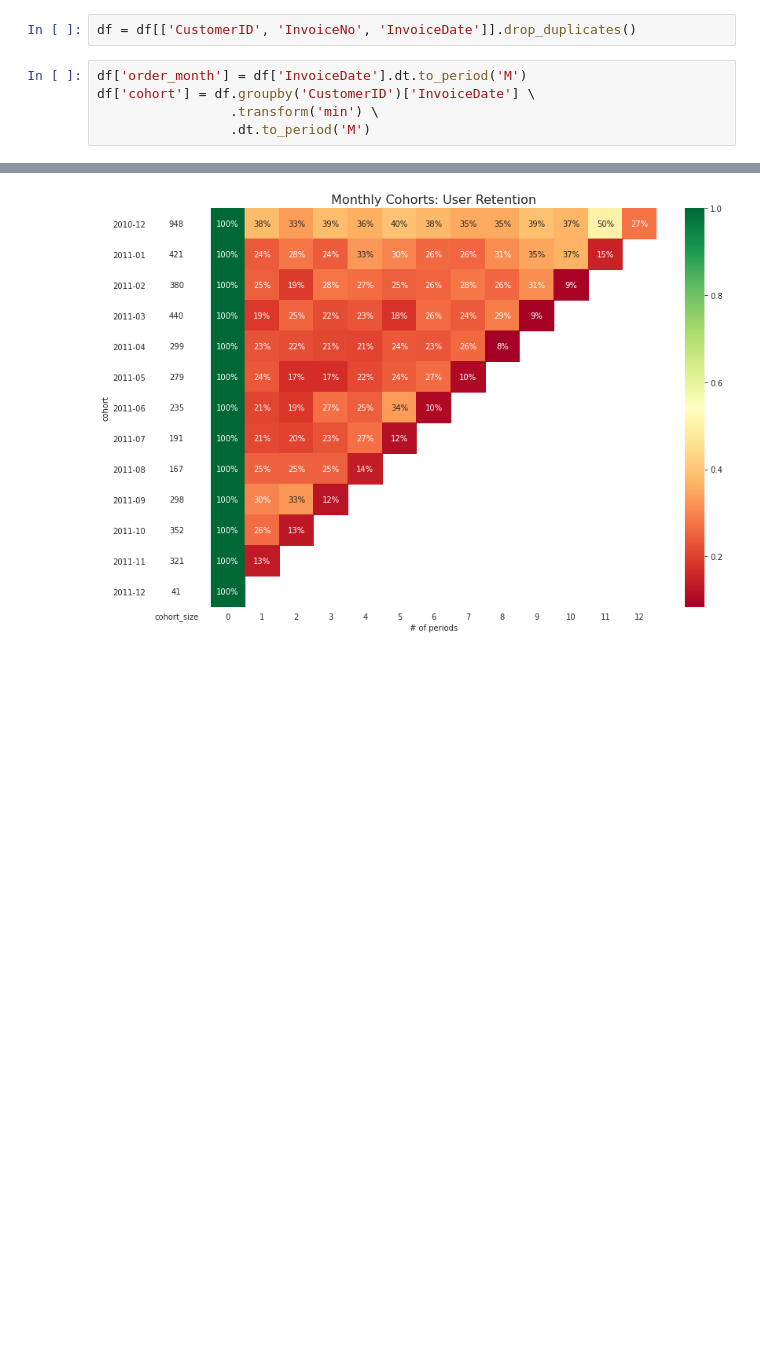
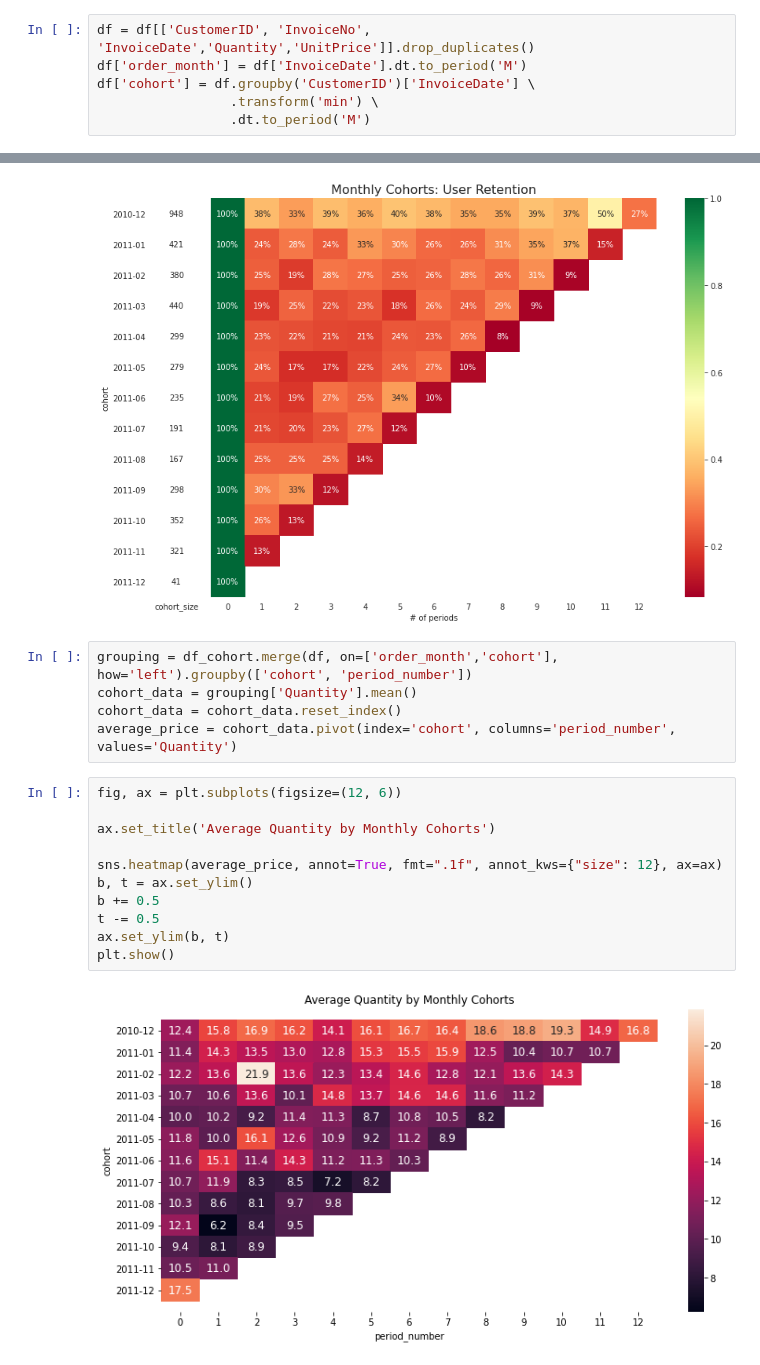
Before and after one commit to esjerome/costumer_segmentation, a Jupyter notebook: cohort_percentage.ipynb, the cells around one changed output, grey strips where cells are left out. Cells and saved outputs as stored; diff of their text form; blank space fills up the shorter version.

Commit message:
Average Quantity and Average Spend

```diff
--- a/cohort_percentage.ipynb
+++ b/cohort_percentage.ipynb
@@ -57,9 +46,8 @@ ax.set(title='Distribution of number of orders per customer',
        ylabel='# of customers');
 # %% [output]
 [figure]
-# %%
-df = df[['CustomerID', 'InvoiceNo', 'InvoiceDate']].drop_duplicates()
 # %%
+df = df[['CustomerID', 'InvoiceNo', 'InvoiceDate','Quantity','UnitPrice']].drop_duplicates()
 df['order_month'] = df['InvoiceDate'].dt.to_period('M')
 df['cohort'] = df.groupby('CustomerID')['InvoiceDate'] \
                  .transform('min') \
@@ -104,3 +92,21 @@ with sns.axes_style("white"):
     fig.tight_layout()
 # %% [output]
 [figure]
+# %%
+grouping = df_cohort.merge(df, on=['order_month','cohort'], how='left').groupby(['cohort', 'period_number'])
+cohort_data = grouping['Quantity'].mean()
+cohort_data = cohort_data.reset_index()
+average_price = cohort_data.pivot(index='cohort', columns='period_number', values='Quantity')
+# %%
+fig, ax = plt.subplots(figsize=(12, 6))
+
+ax.set_title('Average Quantity by Monthly Cohorts')
+
+sns.heatmap(average_price, annot=True, fmt=".1f", annot_kws={"size": 12}, ax=ax)
+b, t = ax.set_ylim()
+b += 0.5
+t -= 0.5
+ax.set_ylim(b, t)
+plt.show()
+# %% [output]
+[figure, added]
```
Also changed, not shown: parts of 3 cells of this notebook.
